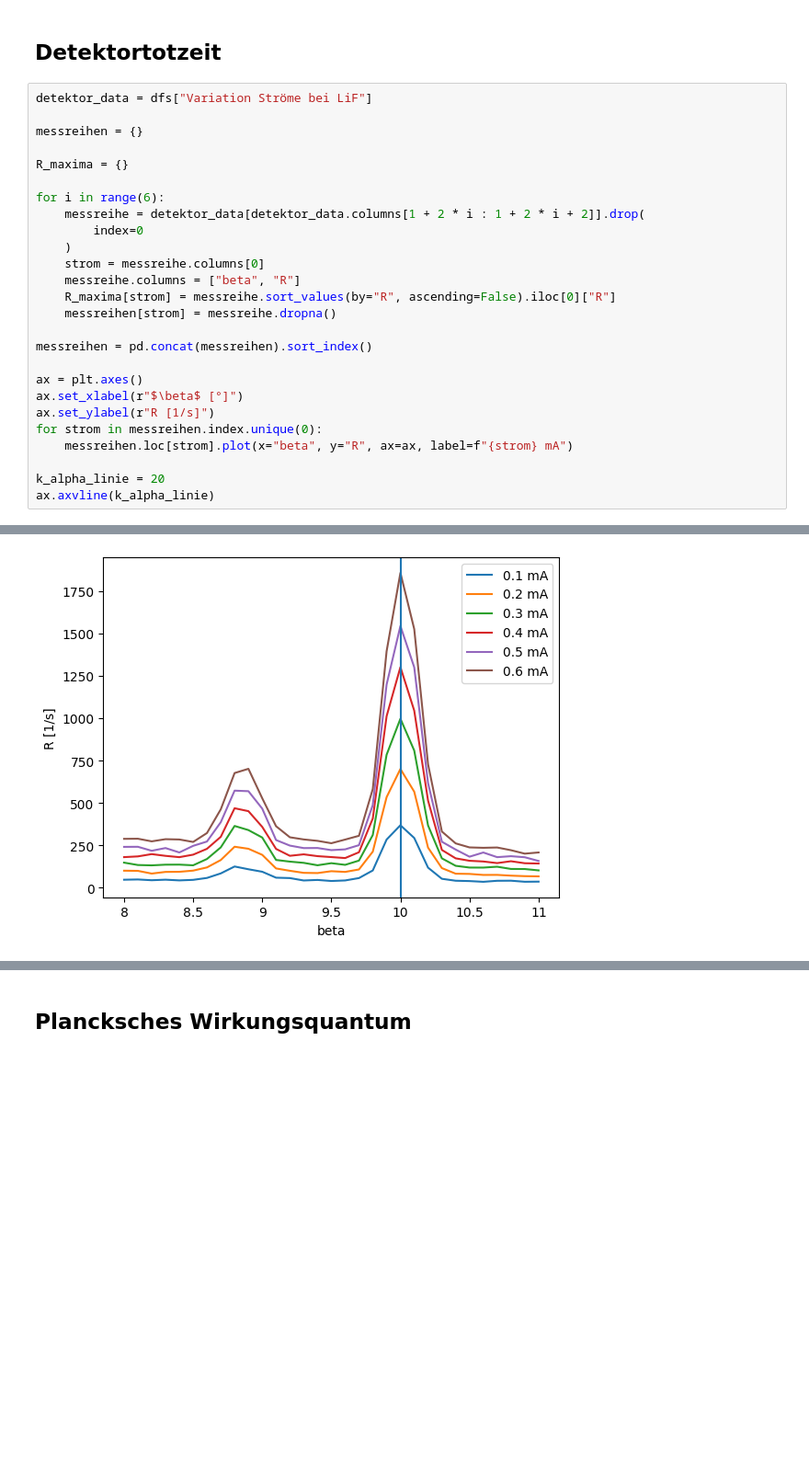
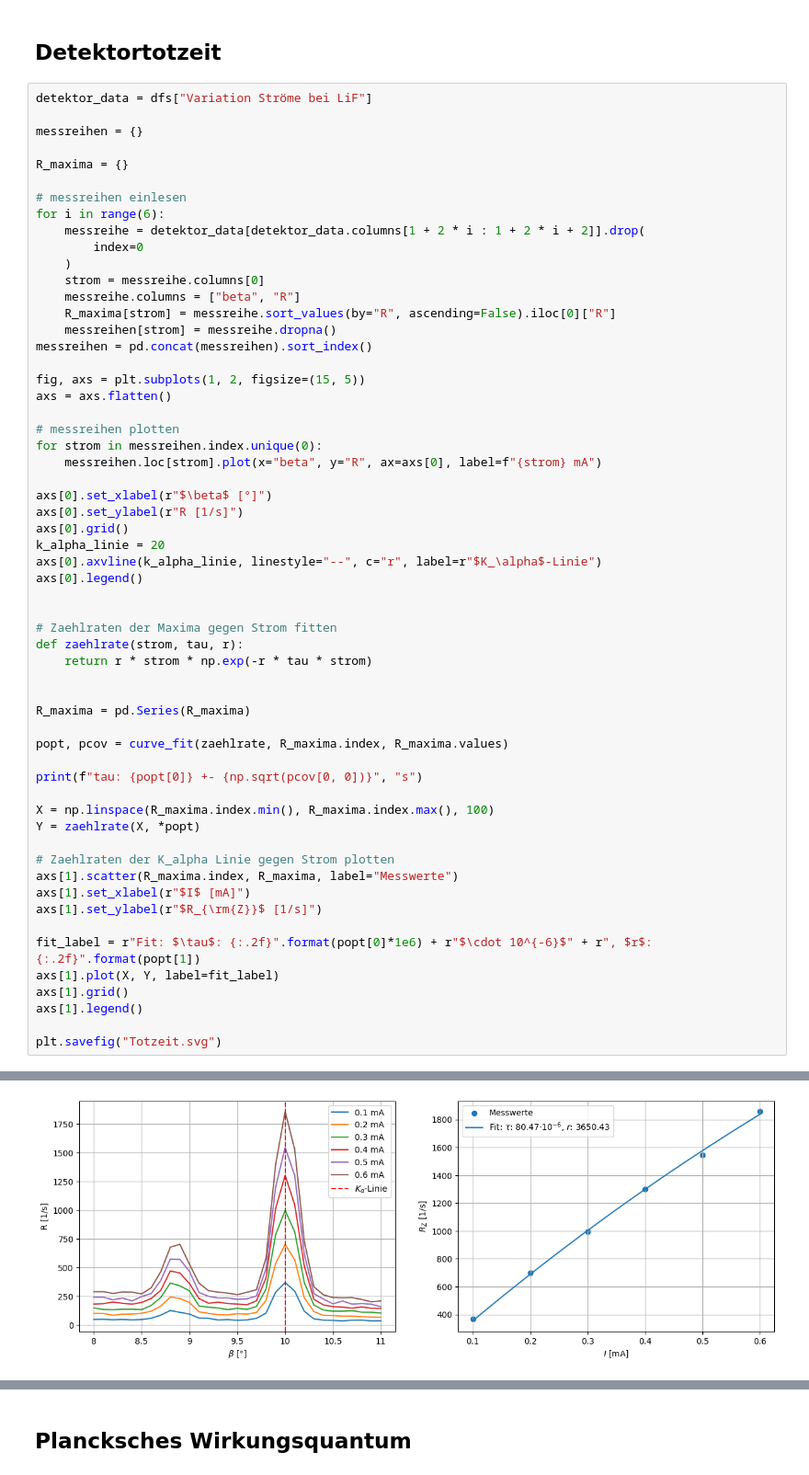
Before and after one commit to RombusBombus/AP3, a Jupyter notebook: XST/XST.ipynb, the cells around one changed output, grey strips where cells are left out. Shown at 92% size. Drawn from its saved outputs; the diff is of its cells as text; blank space fills up the shorter version.

```diff
--- a/XST/XST.ipynb
+++ b/XST/XST.ipynb
@@ -393,6 +398,7 @@ messreihen = {}
 
 R_maxima = {}
 
+# messreihen einlesen
 for i in range(6):
     messreihe = detektor_data[detektor_data.columns[1 + 2 * i : 1 + 2 * i + 2]].drop(
         index=0
@@ -401,15 +407,46 @@ for i in range(6):
     messreihe.columns = ["beta", "R"]
     R_maxima[strom] = messreihe.sort_values(by="R", ascending=False).iloc[0]["R"]
     messreihen[strom] = messreihe.dropna()
-
 messreihen = pd.concat(messreihen).sort_index()
 
-ax = plt.axes()
-ax.set_xlabel(r"$\beta$ [°]")
-ax.set_ylabel(r"R [1/s]")
+fig, axs = plt.subplots(1, 2, figsize=(15, 5))
+axs = axs.flatten()
+
+# messreihen plotten
 for strom in messreihen.index.unique(0):
-    messreihen.loc[strom].plot(x="beta", y="R", ax=ax, label=f"{strom} mA")
+    messreihen.loc[strom].plot(x="beta", y="R", ax=axs[0], label=f"{strom} mA")
 
+axs[0].set_xlabel(r"$\beta$ [°]")
+axs[0].set_ylabel(r"R [1/s]")
+axs[0].grid()
 k_alpha_linie = 20
-ax.axvline(k_alpha_linie)
+axs[0].axvline(k_alpha_linie, linestyle="--", c="r", label=r"$K_\alpha$-Linie")
+axs[0].legend()
+
+
+# Zaehlraten der Maxima gegen Strom fitten
+def zaehlrate(strom, tau, r):
+    return r * strom * np.exp(-r * tau * strom)
+
+
+R_maxima = pd.Series(R_maxima)
+
+popt, pcov = curve_fit(zaehlrate, R_maxima.index, R_maxima.values)
+
+print(f"tau: {popt[0]} +- {np.sqrt(pcov[0, 0])}", "s")
+
+X = np.linspace(R_maxima.index.min(), R_maxima.index.max(), 100)
+Y = zaehlrate(X, *popt)
+
+# Zaehlraten der K_alpha Linie gegen Strom plotten
+axs[1].scatter(R_maxima.index, R_maxima, label="Messwerte")
+axs[1].set_xlabel(r"$I$ [mA]")
+axs[1].set_ylabel(r"$R_{\rm{Z}}$ [1/s]")
+
+fit_label = r"Fit: $\tau$: {:.2f}".format(popt[0]*1e6) + r"$\cdot 10^{-6}$" + r", $r$: {:.2f}".format(popt[1])
+axs[1].plot(X, Y, label=fit_label)
+axs[1].grid()
+axs[1].legend()
+
+plt.savefig("Totzeit.svg")
 # %% [output]
@@ -417 +454 @@ ax.axvline(k_alpha_linie)
-[figure, old version]
+[figure, new version]
```
Also changed, not shown: parts of 12 cells of this notebook, 6 other files.
